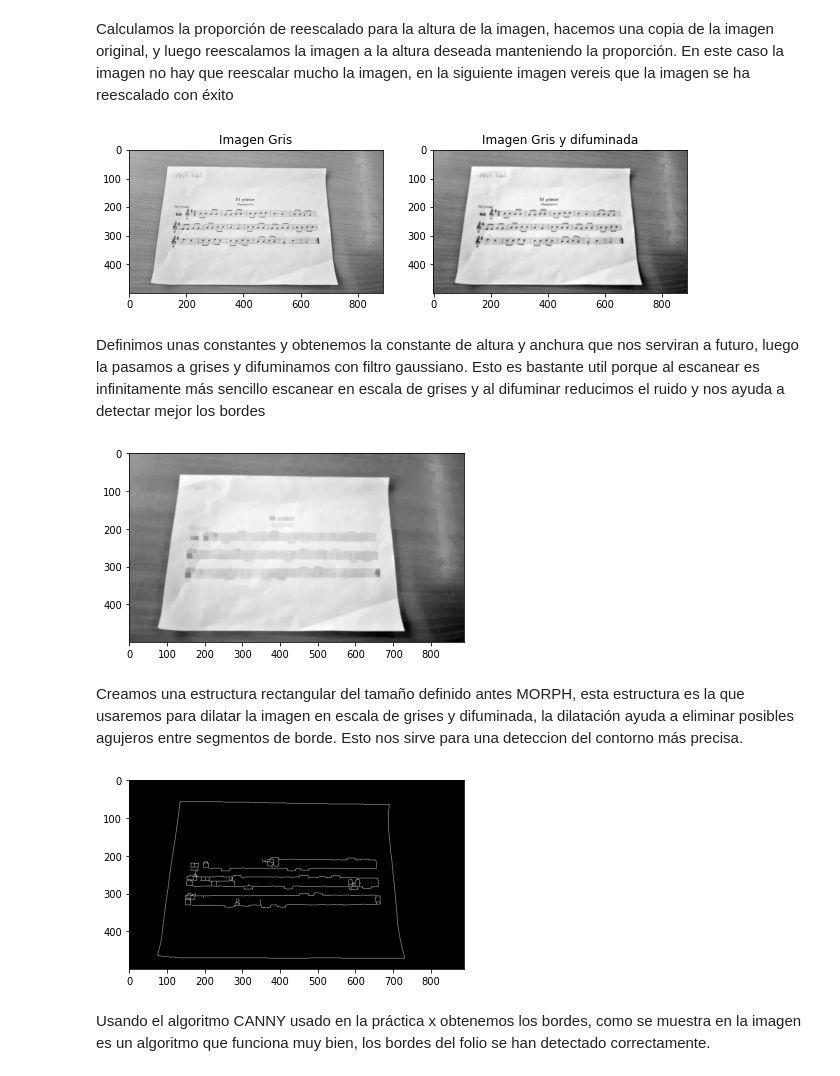
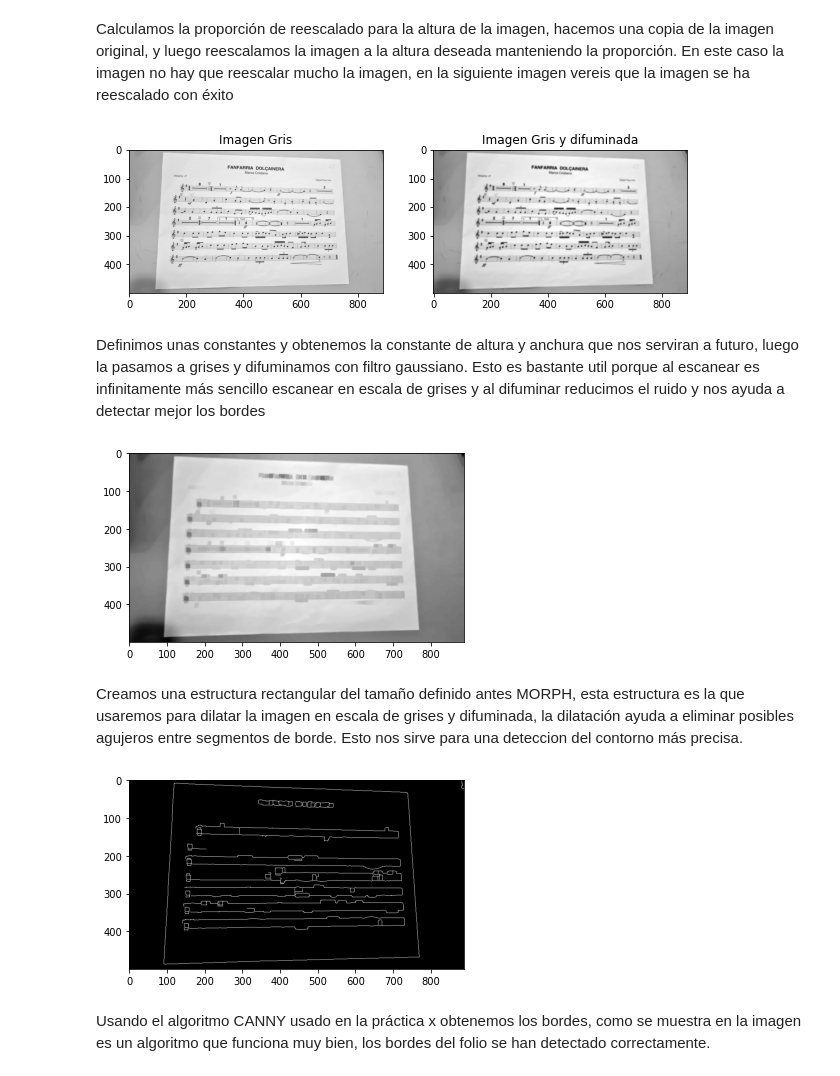
Before and after one commit to A-vidal/SheetScaner, a Jupyter notebook: Scanner.ipynb, the cells around one changed output. Drawn from its saved outputs; the diff is of its cells as text; code cells hidden in the pictures.

```diff
--- a/Scanner.ipynb
+++ b/Scanner.ipynb
@@ -20,10 +28,9 @@ import os
 
 Con estas celdas iremos explicando paso a paso el proceso para poder escanear correctamente un documento
 # %%
-image_path = "sample_images\partitura.jpg"
+image_path = "sample_images\partitura2.jpg"
 RESCALED_HEIGHT = 500.0
 OUTPUT_DIR = 'output'
-
-image = cv2.imread(image_path)
+image=cv2.cvtColor(cv2.imread(image_path), cv2.COLOR_BGR2RGB)
 _=plt.imshow(image)
 # %% [output]
@@ -37,23 +44,21 @@ rescaled_image = imutils.resize(image, height = int(RESCALED_HEIGHT))
 # %% [markdown]
 Calculamos la proporción de reescalado para la altura de la imagen, hacemos una copia de la imagen original, y luego reescalamos la imagen a la altura deseada manteniendo la proporción. En este caso la imagen no hay que reescalar mucho la imagen, en la siguiente imagen vereis que la imagen se ha reescalado con éxito
 # %%
-#screenCnt = get_contour(rescaled_image)
-
 MORPH = 9
 CANNY = 84
 HOUGH = 25
 IM_HEIGHT, IM_WIDTH, _ = rescaled_image.shape
-gray = cv2.cvtColor(rescaled_image, cv2.COLOR_BGR2GRAY)
+gray = cv2.cvtColor(rescaled_image, cv2.COLOR_RGB2GRAY)
 _=plt.figure(figsize=(10, 5))
 plt.subplot(121)
 _=plt.imshow(gray,cmap='gray')
 _=plt.title('Imagen Gris')
 gray = cv2.GaussianBlur(gray, (7,7), 0)
 plt.subplot(122)
 _=plt.imshow(gray,cmap='gray')
 _=plt.title('Imagen Gris y difuminada')
 # %% [output]
-[figure, old version]
+[figure, new version]
 # %% [markdown]
 Definimos unas constantes y obtenemos la constante de altura y anchura que nos serviran a futuro, luego la pasamos a grises y difuminamos con filtro gaussiano. Esto es bastante util porque al escanear es infinitamente más sencillo escanear en escala de grises y al difuminar reducimos el ruido y nos ayuda a detectar mejor los bordes
 # %%
@@ -62,15 +67,14 @@ kernel = cv2.getStructuringElement(cv2.MORPH_RECT,(MORPH,MORPH))
 dilated = cv2.morphologyEx(gray, cv2.MORPH_CLOSE, kernel)
 _=plt.imshow(dilated,cmap="gray")
 # %% [output]
-[figure, old version]
+[figure, new version]
 # %% [markdown]
 Creamos una estructura rectangular del tamaño definido antes MORPH, esta estructura es la que usaremos para dilatar la imagen en escala de grises y difuminada, la dilatación ayuda a eliminar posibles agujeros entre segmentos de borde. Esto nos sirve para una deteccion del contorno más precisa.
 # %%
 edged = cv2.Canny(dilated, 0, CANNY)
 _=plt.imshow(edged,cmap="gray")
-#test_corners = self.get_corners(edged)
 # %% [output]
-[figure, old version]
+[figure, new version]
 # %% [markdown]
 Usando el algoritmo CANNY usado en la práctica x obtenemos los bordes, como se muestra en la imagen es un algoritmo que funciona muy bien, los bordes del folio se han detectado correctamente.
 # %%
```
Also changed, not shown: parts of 20 cells of this notebook, 23 other files.
